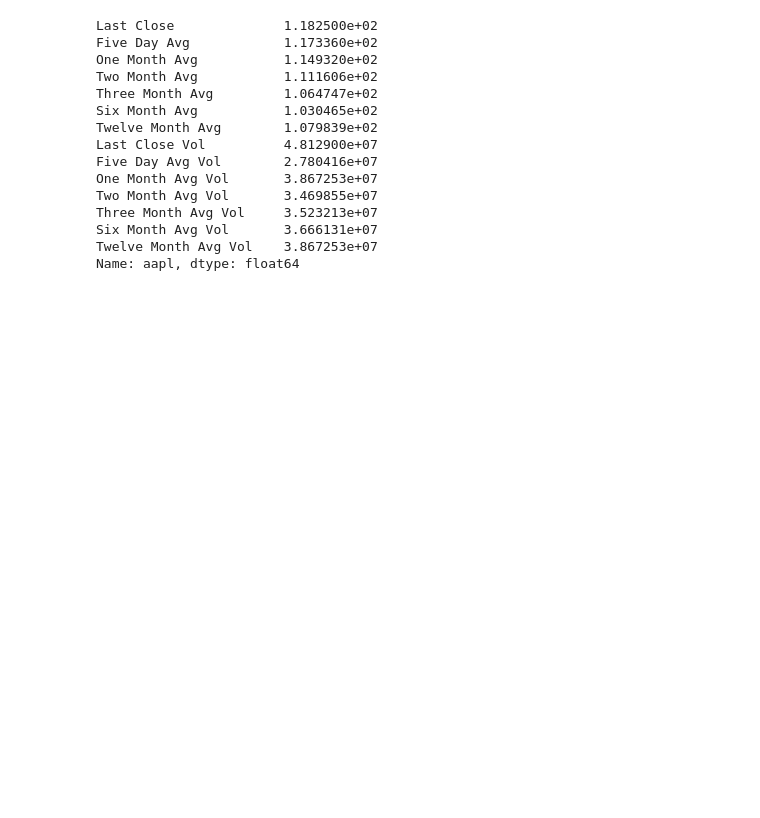
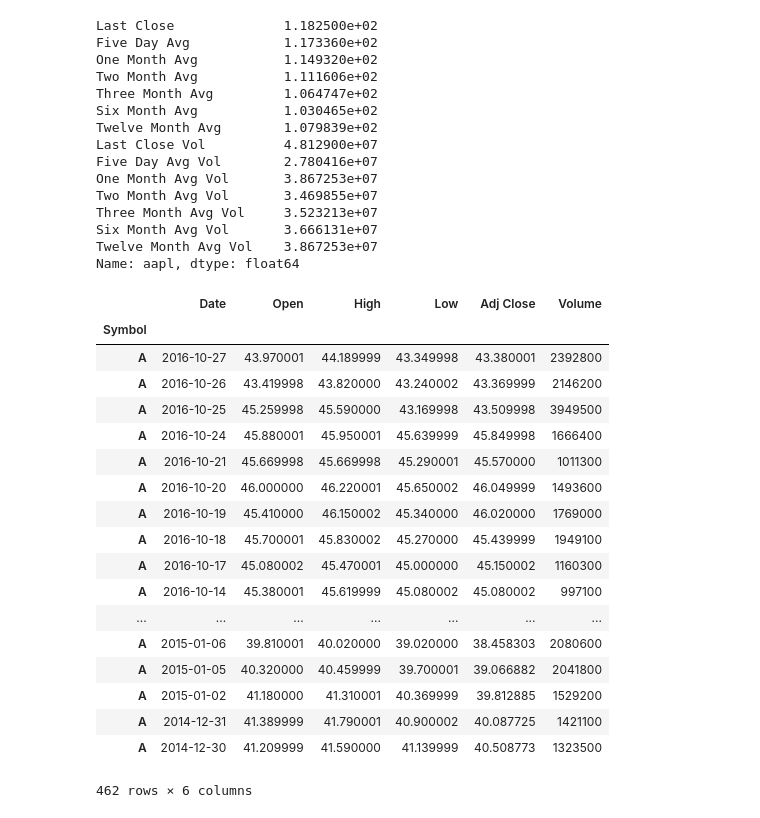
Before and after one commit to mfrederikse/various-analyses, a Jupyter notebook: s-and-p-clustering-anlaysis.ipynb, the cells around one changed output. Drawn from its saved outputs; the diff is of its cells as text; code cells hidden in the pictures; blank space fills up the shorter version.

```diff
--- a/s-and-p-clustering-anlaysis.ipynb
+++ b/s-and-p-clustering-anlaysis.ipynb
@@ -128,3 +142,25 @@ Three Month Avg Vol     3.523213e+07
 Six Month Avg Vol       3.666131e+07
 Twelve Month Avg Vol    3.867253e+07
 Name: aapl, dtype: float64
+# %%
+cell.loc['A']
+# %% [output]
+|  | Date | Open | High | Low | Adj Close | Volume |
+| Symbol |  |  |  |  |  |  |
+| A | 2016-10-27 | 43.970001 | 44.189999 | 43.349998 | 43.380001 | 2392800 |
+| A | 2016-10-26 | 43.419998 | 43.820000 | 43.240002 | 43.369999 | 2146200 |
+| A | 2016-10-25 | 45.259998 | 45.590000 | 43.169998 | 43.509998 | 3949500 |
+| A | 2016-10-24 | 45.880001 | 45.950001 | 45.639999 | 45.849998 | 1666400 |
+| A | 2016-10-21 | 45.669998 | 45.669998 | 45.290001 | 45.570000 | 1011300 |
+| A | 2016-10-20 | 46.000000 | 46.220001 | 45.650002 | 46.049999 | 1493600 |
+| A | 2016-10-19 | 45.410000 | 46.150002 | 45.340000 | 46.020000 | 1769000 |
+| A | 2016-10-18 | 45.700001 | 45.830002 | 45.270000 | 45.439999 | 1949100 |
+| A | 2016-10-17 | 45.080002 | 45.470001 | 45.000000 | 45.150002 | 1160300 |
+| A | 2016-10-14 | 45.380001 | 45.619999 | 45.080002 | 45.080002 | 997100 |
+| ... | ... | ... | ... | ... | ... | ... |
+| A | 2015-01-06 | 39.810001 | 40.020000 | 39.020000 | 38.458303 | 2080600 |
+| A | 2015-01-05 | 40.320000 | 40.459999 | 39.700001 | 39.066882 | 2041800 |
+| A | 2015-01-02 | 41.180000 | 41.310001 | 40.369999 | 39.812885 | 1529200 |
+| A | 2014-12-31 | 41.389999 | 41.790001 | 40.900002 | 40.087725 | 1421100 |
+| A | 2014-12-30 | 41.209999 | 41.590000 | 41.139999 | 40.508773 | 1323500 |
+462 rows × 6 columns
```
Also changed, not shown: parts of 3 cells of this notebook, 1 other file.
